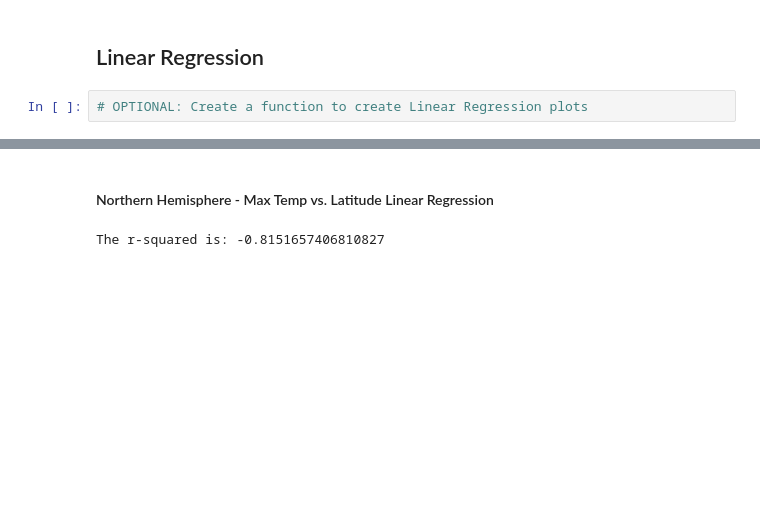
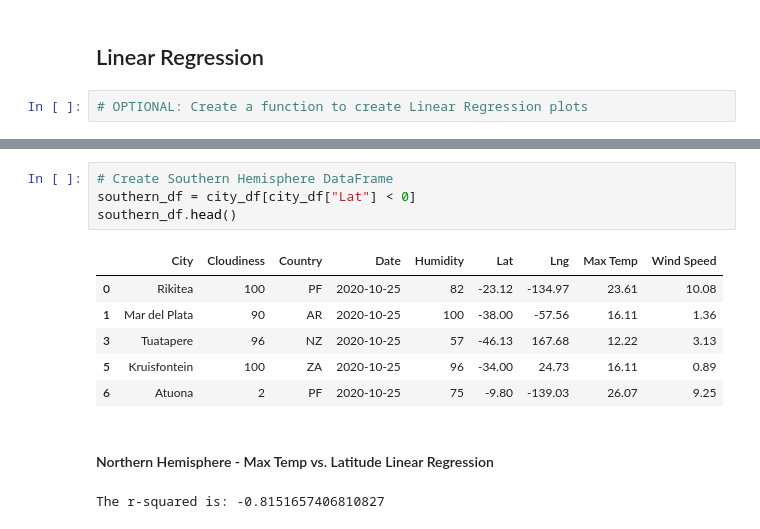
Before and after one commit to samuelceron/python-api-challenge, a Jupyter notebook: WeatherPy.ipynb, the cells around one changed output, grey strips where cells are left out. Drawn from its saved outputs; the diff is of its cells as text; blank space fills up the shorter version.

```diff
--- a/WeatherPy.ipynb
+++ b/WeatherPy.ipynb
@@ -214,3 +238,14 @@ plt.show()
+# %%
+# Create Southern Hemisphere DataFrame
+southern_df = city_df[city_df["Lat"] < 0]
+southern_df.head()
+# %% [output]
+|  | City | Cloudiness | Country | Date | Humidity | Lat | Lng | Max Temp | Wind Speed |
+| 0 | Rikitea | 100 | PF | 2020-10-25 | 82 | -23.12 | -134.97 | 23.61 | 10.08 |
+| 1 | Mar del Plata | 90 | AR | 2020-10-25 | 100 | -38.00 | -57.56 | 16.11 | 1.36 |
+| 3 | Tuatapere | 96 | NZ | 2020-10-25 | 57 | -46.13 | 167.68 | 12.22 | 3.13 |
+| 5 | Kruisfontein | 100 | ZA | 2020-10-25 | 96 | -34.00 | 24.73 | 16.11 | 0.89 |
+| 6 | Atuona | 2 | PF | 2020-10-25 | 75 | -9.80 | -139.03 | 26.07 | 9.25 |
 # %% [markdown]
 ####  Northern Hemisphere - Max Temp vs. Latitude Linear Regression
 # %%
```
Also changed, not shown: parts of 8 cells of this notebook, 3 other files.
